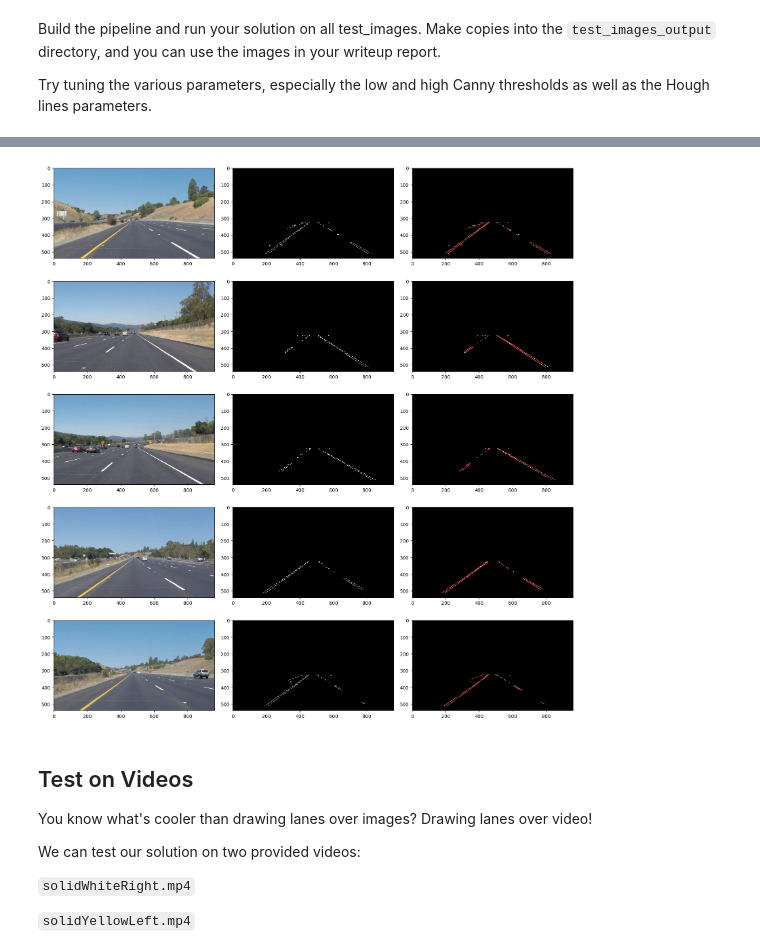
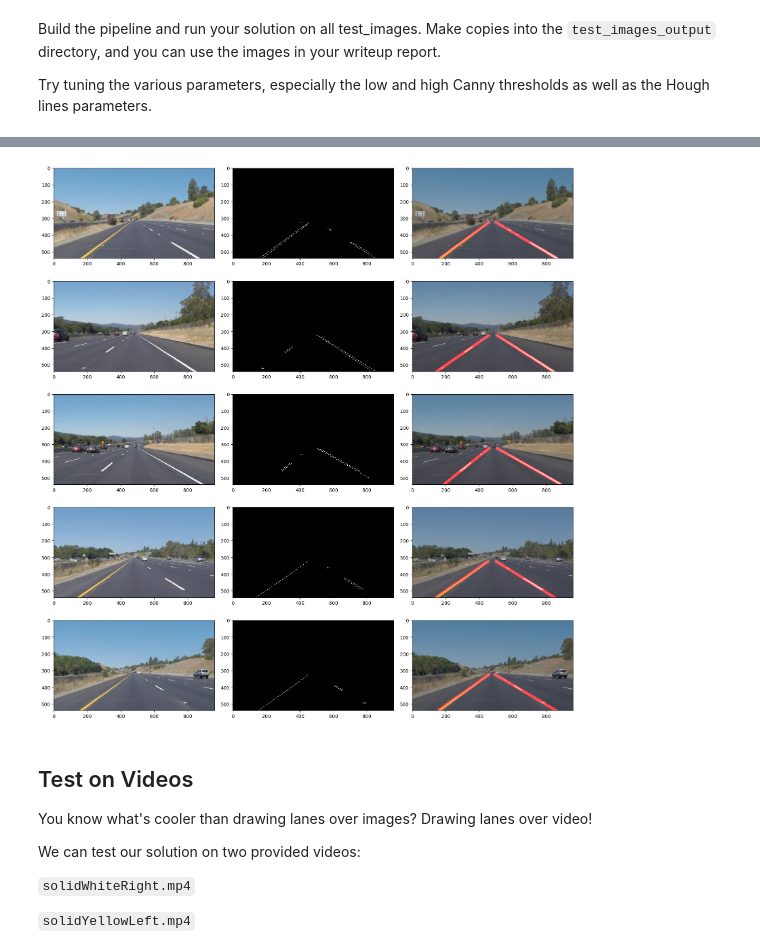
Before and after one commit to bo-rc/CarND-LaneLines-P1, a Jupyter notebook: P1.ipynb, the cells around one changed output, grey strips where cells are left out. Saved outputs shown, nothing was run; the diff lists cells and outputs as text; code cells hidden in the pictures.

```diff
--- a/P1.ipynb
+++ b/P1.ipynb
@@ -208,3 +245,0 @@ plt.figure?
-# %%
-img = mpimg.imread('test_images/solidWhiteCurve.jpg')
-quad_center_vertices(img)
@@ -225,40 +260,48 @@ plt.subplot(num,3,1)
 
 for i in np.arange(0, num-1):
     ## Original image
     plt.subplot(num,3,i*3+1)
     plt.imshow(test_imgs[i])
 
     ## grayScale->blur->canny->selectRegion
     plt.subplot(num,3,i*3+2)
     gray = grayscale(test_imgs[i])
 
     #blur = cv2.bilateralFilter(gray, 9,75,75)
-    blur = gaussian_blur(gray, 5)
+    blur = gaussian_blur(gray, 15)
     can = Canny(blur, 50, 150)
     select = region_of_interest(can, quad_center_vertices(can))
 
     plt.imshow(select, cmap='gray')
 
 
     ## Hough->plot
     plt.subplot(num,3,i*3+3)
 
     rho = 1
     theta = np.pi/180
-    threshold = 1
-    min_line_length = 10
-    max_line_gap = 1
+    threshold = 16
+    min_line_length = 16
+    max_line_gap = 16
 
-    hough = hough_lines(select,rho,theta,threshold,min_line_length,max_line_gap)
+    lines = cv2.HoughLinesP(select, rho, theta, threshold, np.array([]), minLineLength=min_line_length, maxLineGap=max_line_gap)
+
+    lanes = get_lane_lines(lines)
+
+    left_lane = get_line_ends(lanes.left.slope, lanes.left.intercept, lanes.left.y_bottom, lanes.left.y_top)
+    right_lane = get_line_ends(lanes.right.slope, lanes.right.intercept, lanes.right.y_bottom, lanes.right.y_top)
+
+    line_img = np.zeros((img.shape[0], img.shape[1], 3), dtype=np.uint8)
+    draw_lines(line_img, [left_lane, right_lane], thickness=16)
 
     color_select = np.dstack((select,select,select))
-    combo = weighted_img(hough, color_select)
+    combo = weighted_img(line_img, test_imgs[i])
 
     plt.imshow(combo)
 
 plt.tight_layout()
 # %% [output]
-[figure, old version]
+[figure, new version]
 # %% [markdown]
 ## Test on Videos
 
```
Also changed, not shown: parts of 15 cells of this notebook, 3 other files.
